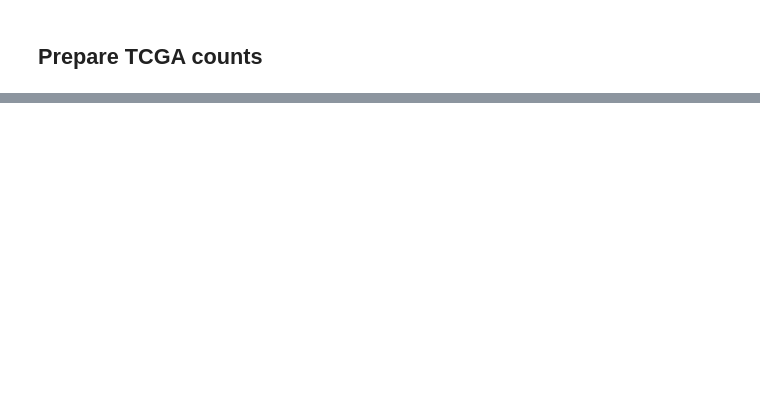
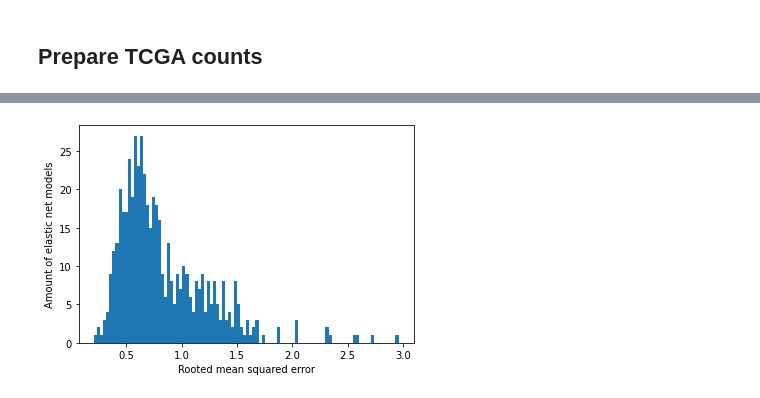
Before and after one commit to lenamariahackl/alt-splicing-mirna-reg, a Jupyter notebook: counts_pipe.ipynb, the cells around one changed output, grey strips where cells are left out. Saved outputs shown, nothing was run; the diff lists cells and outputs as text; code cells hidden in the pictures; blank space fills up the shorter version.

```diff
--- a/counts_pipe.ipynb
+++ b/counts_pipe.ipynb
@@ -535,0 +471,96 @@ plt.show()#67gb
+# %%
+#filter mirna models by rmse score
+def filter_models_by_rmse(models, threshold=0.5):
+    #plot histogram of rooted mean squared error score
+    print(f'filter out models if RMSE >= {threshold}\n  Number models before: {len(models)}')
+    plt.hist([rmse_score for (rmse_score, model) in models.values()],bins=100)
+    plt.xlabel("Rooted mean squared error")
+    plt.ylabel("Amount of elastic net models")
+    plt.show()
+    models = {mirna:values for mirna, values in models.items() if values[0] < threshold}
+    print(f'  Number models after: {len(models)}')
+    plt.hist([rmse_score for (rmse_score, model) in models.values()],bins=100)
+    plt.xlabel("Rooted mean squared error")
+    plt.ylabel("Amount of elastic net models")
+    plt.show()
+    return models
+
+def plot_coefficients(coefficients):
+    #plot coefficients per mirna
+    mirna_level = coefficients.groupby('mature_name').agg({'coefficient':(lambda x: list(x)),'gene_id':(lambda x: len(set(x))),'exon_id':'count','mature_name':'first'})
+    fig1, ax1 = plt.subplots(figsize=(20,4))
+    plt.xlabel('miRNA')
+    plt.ylabel('coefficients')
+    ax1.boxplot(mirna_level.coefficient.to_list())
+    ax1.set_xticklabels(mirna_level.mature_name, rotation=90, ha='right')
+    plt.show()
+
+#per miRNA model: if gene no negative coefficients: filter it, drop
+def filter_coefficients_per_gene(coefficients, models, tcga_path):
+    with open((tcga_path/'exon_ids.pickle'),'rb') as handle:
+        exon_ids = pickle.load(handle) #read in exon ids for column
+    #1 row per mirna, 1 column by exon, values = coefficients
+    coefficients = pd.DataFrame(coefficients,index=models.keys(),columns=exon_ids)
+    #1 row per mirna-exon
+    coefficients.index.names = ['mature_name']
+    coefficients = coefficients.reset_index()
+    coefficients = coefficients.melt(id_vars=['mature_name'], var_name="exon_id", value_name="coefficient")
+    # add gene_id
+    exon2gene = pd.read_parquet(tcga_path/'exon2gene.parquet')
+    coefficients = coefficients.merge(exon2gene)
+    gene_coeff = coefficients.copy()                                                  #TODO min<0 right? oder falsch oO
+    gene_coeff = gene_coeff.groupby(['mature_name','gene_id'], as_index=False).agg({'coefficient':(lambda x: min(x)<0)}).rename({'coefficient':'keep_gene'},axis=1)
+    nr_filtered_genes = len(gene_coeff[~gene_coeff.keep_gene].drop_duplicates(subset=['gene_id']))
+    #print(f'Per miRNA on average {nr_filtered_genes/(len(gene_coeff.drop_duplicates(subset=['gene_id'])))}% of genes are filtered out.')
+    #print(f'On average {len(gene_coeff[gene_coeff.keep_gene].drop_duplicates(subset=['gene_id']))/len(coefficients)} genes per miRNA are left.')
+    coefficients = coefficients.merge(gene_coeff[['mature_name','gene_id','keep_gene']], how='left')
+    print(f'filter genes with no negative coefficients\n  Number mirna-exon-bindingsites before: {len(coefficients)}')
+    all_coefficients = coefficients.coefficient.values
+    pd.DataFrame(all_coefficients).plot(kind='hist', bins=50)
+    plt.yscale("log")
+    plt.ylabel("Amount of coefficients")
+    plt.xlabel("Coefficient value")
+    plt.show()
+    coefficients = coefficients[coefficients.keep_gene].drop(['keep_gene'],axis=1)
+    print(f'  Number mirna-exon-bindingsites after: {len(coefficients)}')
+    all_coefficients = coefficients.coefficient.values
+    pd.DataFrame(all_coefficients).plot(kind='hist', bins=50)
+    plt.yscale("log")
+    plt.ylabel("Amount of coefficients")
+    plt.xlabel("Coefficient value")
+    plt.show()
+    return coefficients
+
+#per miRNA model: if gene no negative coefficients: filter it, drop
+def filter_coefficients_per_exon(coefficients):
+    coefficients['keep_exon'] = coefficients['coefficient'] < 0
+    print(f'filter out exons with non negative coefficients\n  Number mirna-exon-bindingsites before: {len(coefficients)}')
+    all_coefficients = coefficients.coefficient.values
+    pd.DataFrame(all_coefficients).plot(kind='hist', bins=50)
+    plt.yscale("log")
+    plt.ylabel("Amount of coefficients")
+    plt.xlabel("Coefficient value")
+    plt.show()
+    coefficients = coefficients[coefficients.keep_exon].drop(['keep_exon'],axis=1)
+    print(f'  Number mirna-exon-bindingsites after: {len(coefficients)}')
+    all_coefficients = coefficients.coefficient.values
+    pd.DataFrame(all_coefficients).plot(kind='hist', bins=50)
+    plt.yscale("log")
+    plt.ylabel("Amount of coefficients")
+    plt.xlabel("Coefficient value")
+    plt.show()
+    return coefficients
+
+import pickle
+with open((tcga_path/'models.pickle'), 'rb') as handle:
+    models = pickle.load(handle)
+models = filter_models_by_rmse(models)
+coefficients = [model.coef_ for (rmse_score, model) in models.values()]
+coefficients = filter_coefficients_per_gene(coefficients, models, tcga_path)
+#plot_coefficients(coefficients)
+#coefficients.to_parquet(tcga_path/'bs_counts_filtered_gene.parquet')
+coefficients = filter_coefficients_per_exon(coefficients)
+#plot_coefficients(coefficients)
+#coefficients.to_parquet(tcga_path/'bs_counts_filtered_exon.parquet')
+coefficients.head()
+# %% [output]
@@ -535,0 +569 @@ plt.show()#67gb
+[figure, added]
```
Also changed, not shown: parts of 42 cells of this notebook, 3 other files.
